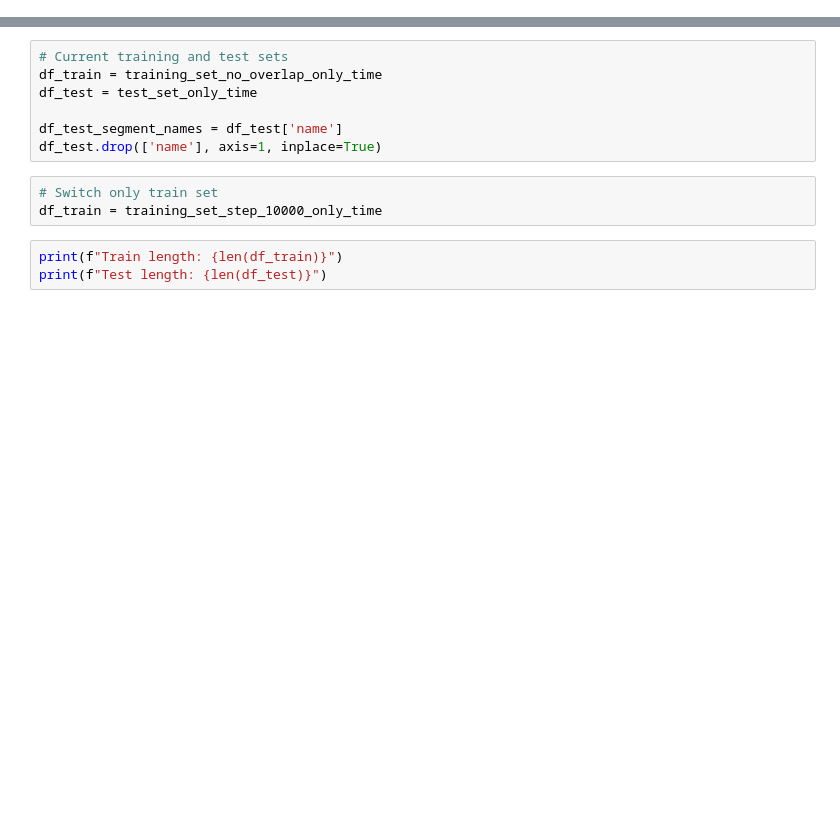
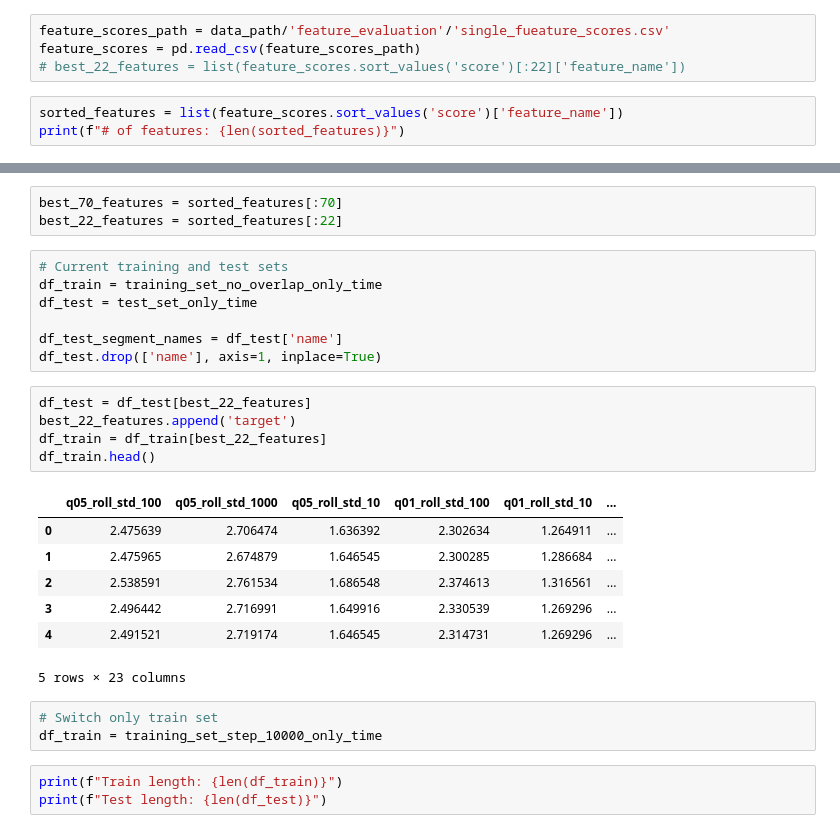
Before and after one commit to kszczupak/kaggle_competitions, a Jupyter notebook: LANL_Earthquake_Prediction/Model Training.ipynb, the cells around one changed output, grey strips where cells are left out. Drawn from its saved outputs; the diff is of its cells as text; blank space fills up the shorter version.

```diff
--- a/LANL_Earthquake_Prediction/Model Training.ipynb
+++ b/LANL_Earthquake_Prediction/Model Training.ipynb
@@ -76,3 +86,10 @@ training_set_step_10000_only_time.head()
 | 3 | 1.423396 | 4.811160 | 5.322245 | 181.0 | -154.0 | 0.000033 | 74989.309697 | 181.0 | 0.0 | ... |
 | 4 | 1.420198 | 4.792853 | 5.418203 | 181.0 | -154.0 | 0.000027 | 75145.482449 | 181.0 | 0.0 | ... |
 5 rows × 139 columns
+# %%
+feature_scores_path = data_path/'feature_evaluation'/'single_fueature_scores.csv'
+feature_scores = pd.read_csv(feature_scores_path)
+# best_22_features = list(feature_scores.sort_values('score')[:22]['feature_name'])
+# %%
+sorted_features = list(feature_scores.sort_values('score')['feature_name'])
+print(f"# of features: {len(sorted_features)}")
@@ -79,3 +98,6 @@ training_set_step_10000_only_time.head()
+# %%
+best_70_features = sorted_features[:70]
+best_22_features = sorted_features[:22]
 # %%
 # Current training and test sets
 df_train = training_set_no_overlap_only_time
@@ -83,6 +105,19 @@ df_test = test_set_only_time
 
 df_test_segment_names = df_test['name']
 df_test.drop(['name'], axis=1, inplace=True)
+# %%
+df_test = df_test[best_22_features]
+best_22_features.append('target')
+df_train = df_train[best_22_features]
+df_train.head()
+# %% [output]
+|  | q05_roll_std_100 | q05_roll_std_1000 | q05_roll_std_10 | q01_roll_std_100 | q01_roll_std_10 | ... |
+| 0 | 2.475639 | 2.706474 | 1.636392 | 2.302634 | 1.264911 | ... |
+| 1 | 2.475965 | 2.674879 | 1.646545 | 2.300285 | 1.286684 | ... |
+| 2 | 2.538591 | 2.761534 | 1.686548 | 2.374613 | 1.316561 | ... |
+| 3 | 2.496442 | 2.716991 | 1.649916 | 2.330539 | 1.269296 | ... |
+| 4 | 2.491521 | 2.719174 | 1.646545 | 2.314731 | 1.269296 | ... |
+5 rows × 23 columns
 # %%
 # Switch only train set
 df_train = training_set_step_10000_only_time
```
Also changed, not shown: parts of 11 cells of this notebook, 2 other files.
